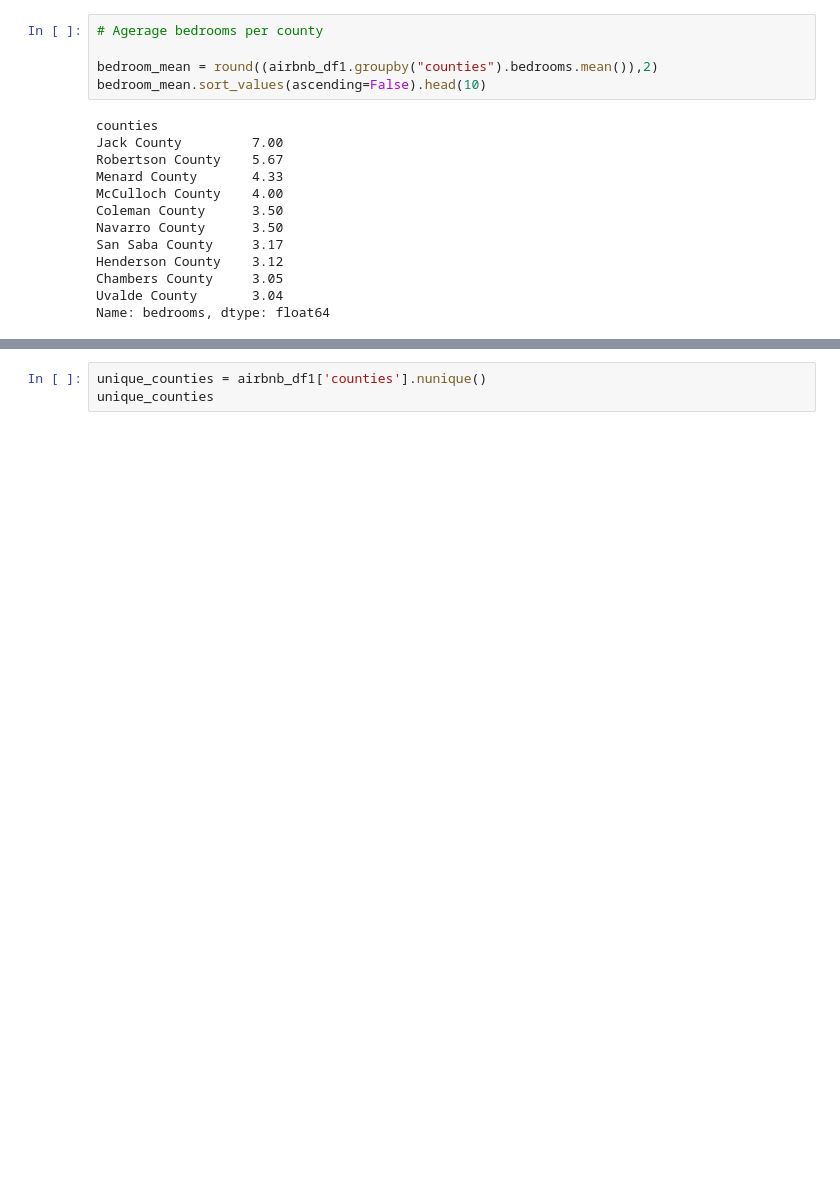
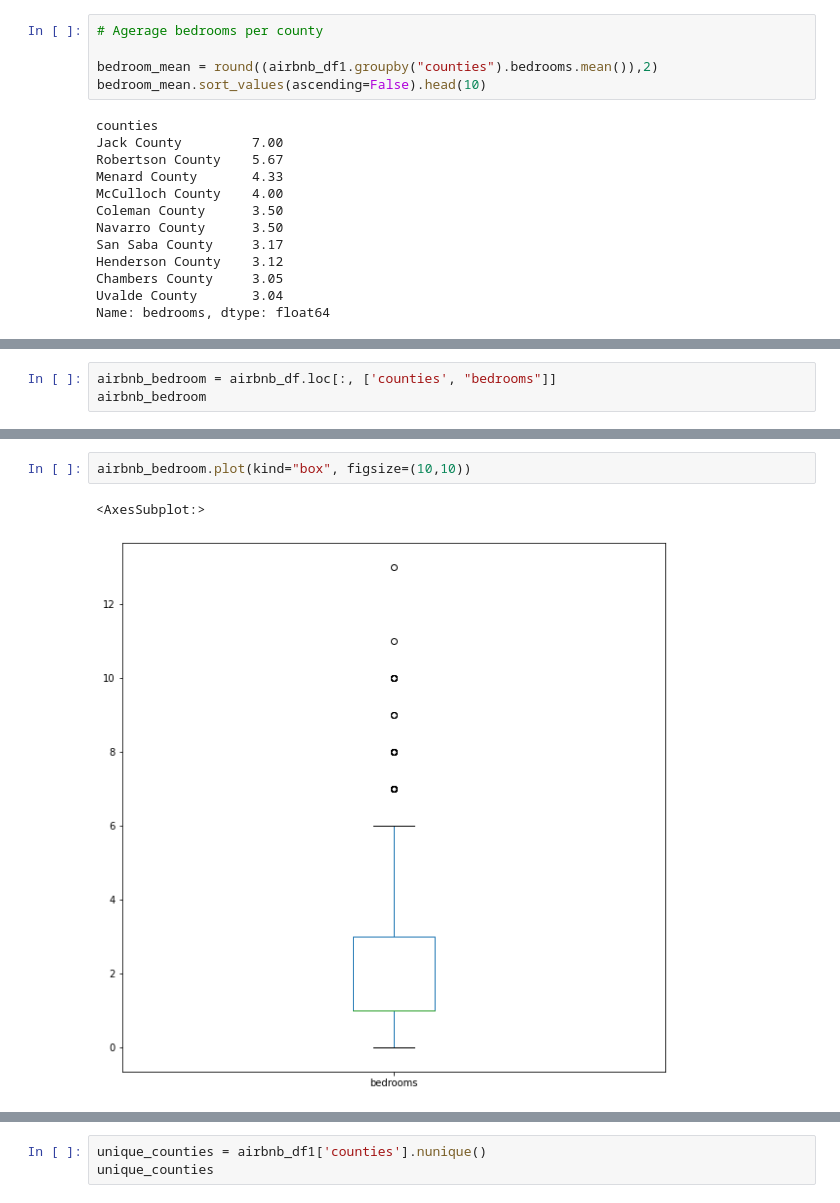
Before and after one commit to stevengreen320/Airbnb-EDA, a Jupyter notebook: Project 1 Extra.ipynb, the cells around one changed output, grey strips where cells are left out. Drawn from its saved outputs; the diff is of its cells as text; blank space fills up the shorter version.

```diff
--- a/Project 1 Extra.ipynb
+++ b/Project 1 Extra.ipynb
@@ -530,0 +547,3 @@ Name: bedrooms, dtype: float64
+# %%
+airbnb_bedroom = airbnb_df.loc[:, ['counties', "bedrooms"]]
+airbnb_bedroom
@@ -530,0 +564,5 @@ Name: bedrooms, dtype: float64
+# %%
+airbnb_bedroom.plot(kind="box", figsize=(10,10))
+# %% [output]
+<AxesSubplot:>
+[figure, added]
```
Also changed, not shown: parts of 8 cells of this notebook.
